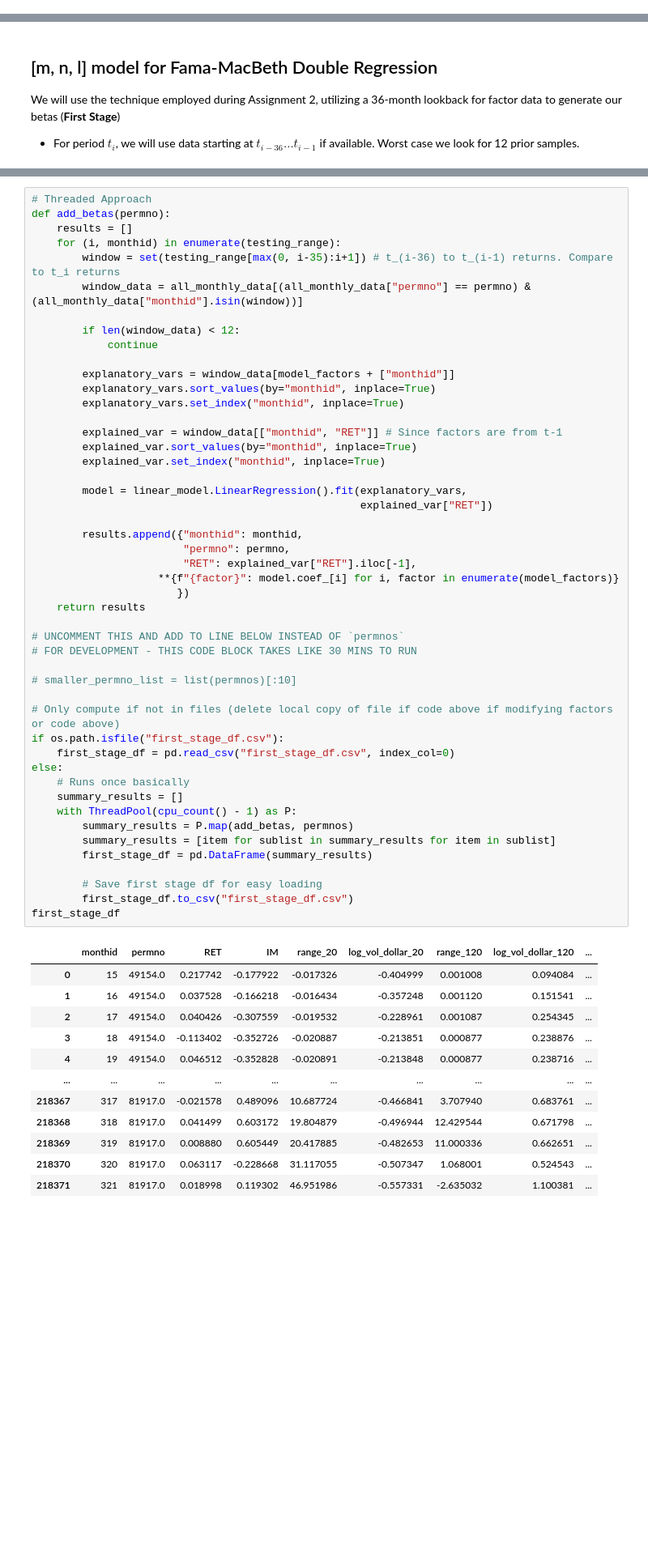
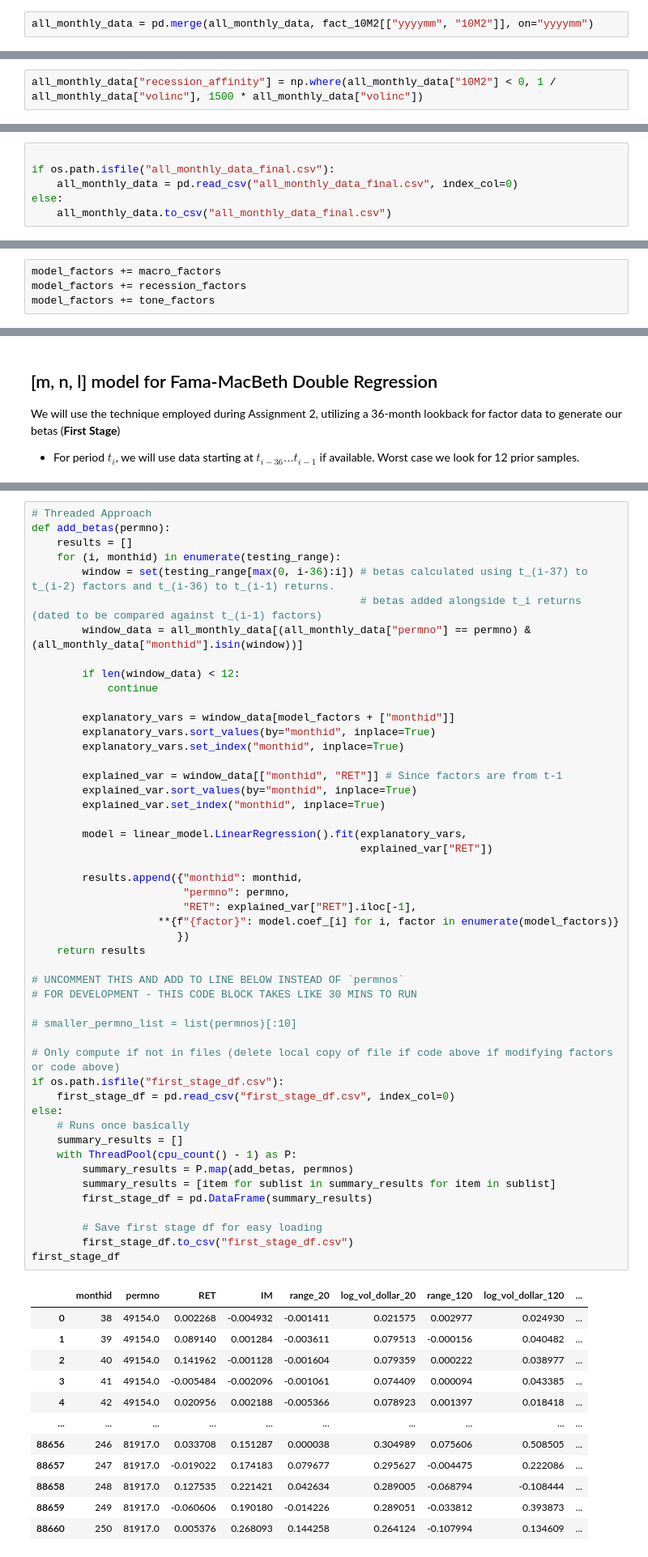
Before and after one commit to CFM-301-W23-G4/Final-Project, a Jupyter notebook: Final Project.ipynb, the cells around one changed output, grey strips where cells are left out. Shown at 81% size. Cells and saved outputs as stored; diff of their text form; blank space fills up the shorter version.

```diff
--- a/Final Project.ipynb
+++ b/Final Project.ipynb
@@ -132,0 +312,2 @@ all_monthly_data[all_monthly_data["permno"] == 86594.0].sort_values(by="monthid"
+# %%
+all_monthly_data = pd.merge(all_monthly_data, fact_10M2[["yyyymm", "10M2"]], on="yyyymm")
@@ -132,0 +322,2 @@ all_monthly_data[all_monthly_data["permno"] == 86594.0].sort_values(by="monthid"
+# %%
+all_monthly_data["recession_affinity"] = np.where(all_monthly_data["10M2"] < 0, 1 / all_monthly_data["volinc"], 1500 * all_monthly_data["volinc"])
@@ -193,3 +412,9 @@ all_monthly_data
+# %%
+
+if os.path.isfile("all_monthly_data_final.csv"):
+    all_monthly_data = pd.read_csv("all_monthly_data_final.csv", index_col=0)
+else:
+    all_monthly_data.to_csv("all_monthly_data_final.csv")
 # %% [markdown]
 ## Factor Code
 # %%
@@ -234,5 +459,9 @@ model_factors = ['IM', 'range_20', 'log_vol_dollar_20',
        'profitability', 'sales_g_q', 'sales_g_ttm', 'op_income_g_q', 'ni_g_q',
        'op_income_g_ttm', 'ni_g_ttm', 'sue_NI', 'BM', 'AM', 'EP', 'SP',
        'roe_q', 'roa_q', 'Cto', 'pe_ttm', 'lag_log_size']
+# %%
+model_factors += macro_factors
+model_factors += recession_factors
+model_factors += tone_factors
 # %%
 all_monthly_data = pd.merge(ff4_factors, all_monthly_data, on="monthid")
@@ -255,7 +490,8 @@ from multiprocess.pool import ThreadPool
 def add_betas(permno):
     results = []
     for (i, monthid) in enumerate(testing_range):
-        window = set(testing_range[max(0, i-35):i+1]) # t_(i-36) to t_(i-1) returns. Compare to t_i returns
+        window = set(testing_range[max(0, i-36):i]) # betas calculated using t_(i-37) to t_(i-2) factors and t_(i-36) to t_(i-1) returns.
+                                                    # betas added alongside t_i returns (dated to be compared against t_(i-1) factors)
         window_data = all_monthly_data[(all_monthly_data["permno"] == permno) & (all_monthly_data["monthid"].isin(window))]
 
         if len(window_data) < 12:
@@ -273,41 +509,41 @@ def add_betas(permno):
                                                     explained_var["RET"])
 
         results.append({"monthid": monthid,
                         "permno": permno,
                         "RET": explained_var["RET"].iloc[-1],
                     **{f"{factor}": model.coef_[i] for i, factor in enumerate(model_factors)}
                        })
     return results
 
 # UNCOMMENT THIS AND ADD TO LINE BELOW INSTEAD OF `permnos`
 # FOR DEVELOPMENT - THIS CODE BLOCK TAKES LIKE 30 MINS TO RUN
 
 # smaller_permno_list = list(permnos)[:10]
 
 # Only compute if not in files (delete local copy of file if code above if modifying factors or code above)
 if os.path.isfile("first_stage_df.csv"):
     first_stage_df = pd.read_csv("first_stage_df.csv", index_col=0)
 else:
     # Runs once basically
     summary_results = []
     with ThreadPool(cpu_count() - 1) as P:
         summary_results = P.map(add_betas, permnos)
         summary_results = [item for sublist in summary_results for item in sublist]
         first_stage_df = pd.DataFrame(summary_results)
 
         # Save first stage df for easy loading
         first_stage_df.to_csv("first_stage_df.csv")
 first_stage_df
 # %% [output]
 |  | monthid | permno | RET | IM | range_20 | log_vol_dollar_20 | range_120 | log_vol_dollar_120 | ... |
-| 0 | 15 | 49154.0 | 0.217742 | -0.177922 | -0.017326 | -0.404999 | 0.001008 | 0.094084 | ... |
-| 1 | 16 | 49154.0 | 0.037528 | -0.166218 | -0.016434 | -0.357248 | 0.001120 | 0.151541 | ... |
-| 2 | 17 | 49154.0 | 0.040426 | -0.307559 | -0.019532 | -0.228961 | 0.001087 | 0.254345 | ... |
-| 3 | 18 | 49154.0 | -0.113402 | -0.352726 | -0.020887 | -0.213851 | 0.000877 | 0.238876 | ... |
-| 4 | 19 | 49154.0 | 0.046512 | -0.352828 | -0.020891 | -0.213848 | 0.000877 | 0.238716 | ... |
+| 0 | 38 | 49154.0 | 0.002268 | -0.004932 | -0.001411 | 0.021575 | 0.002977 | 0.024930 | ... |
+| 1 | 39 | 49154.0 | 0.089140 | 0.001284 | -0.003611 | 0.079513 | -0.000156 | 0.040482 | ... |
+| 2 | 40 | 49154.0 | 0.141962 | -0.001128 | -0.001604 | 0.079359 | 0.000222 | 0.038977 | ... |
+| 3 | 41 | 49154.0 | -0.005484 | -0.002096 | -0.001061 | 0.074409 | 0.000094 | 0.043385 | ... |
+| 4 | 42 | 49154.0 | 0.020956 | 0.002188 | -0.005366 | 0.078923 | 0.001397 | 0.018418 | ... |
 | ... | ... | ... | ... | ... | ... | ... | ... | ... | ... |
-| 218367 | 317 | 81917.0 | -0.021578 | 0.489096 | 10.687724 | -0.466841 | 3.707940 | 0.683761 | ... |
-| 218368 | 318 | 81917.0 | 0.041499 | 0.603172 | 19.804879 | -0.496944 | 12.429544 | 0.671798 | ... |
-| 218369 | 319 | 81917.0 | 0.008880 | 0.605449 | 20.417885 | -0.482653 | 11.000336 | 0.662651 | ... |
-| 218370 | 320 | 81917.0 | 0.063117 | -0.228668 | 31.117055 | -0.507347 | 1.068001 | 0.524543 | ... |
-| 218371 | 321 | 81917.0 | 0.018998 | 0.119302 | 46.951986 | -0.557331 | -2.635032 | 1.100381 | ... |
+| 88656 | 246 | 81917.0 | 0.033708 | 0.151287 | 0.000038 | 0.304989 | 0.075606 | 0.508505 | ... |
+| 88657 | 247 | 81917.0 | -0.019022 | 0.174183 | 0.079677 | 0.295627 | -0.004475 | 0.222086 | ... |
+| 88658 | 248 | 81917.0 | 0.127535 | 0.221421 | 0.042634 | 0.289005 | -0.068794 | -0.108444 | ... |
+| 88659 | 249 | 81917.0 | -0.060606 | 0.190180 | -0.014226 | 0.289051 | -0.033812 | 0.393873 | ... |
+| 88660 | 250 | 81917.0 | 0.005376 | 0.268093 | 0.144258 | 0.264124 | -0.107994 | 0.134609 | ... |
```
Also changed, not shown: parts of 80 cells of this notebook, 2 other files.
